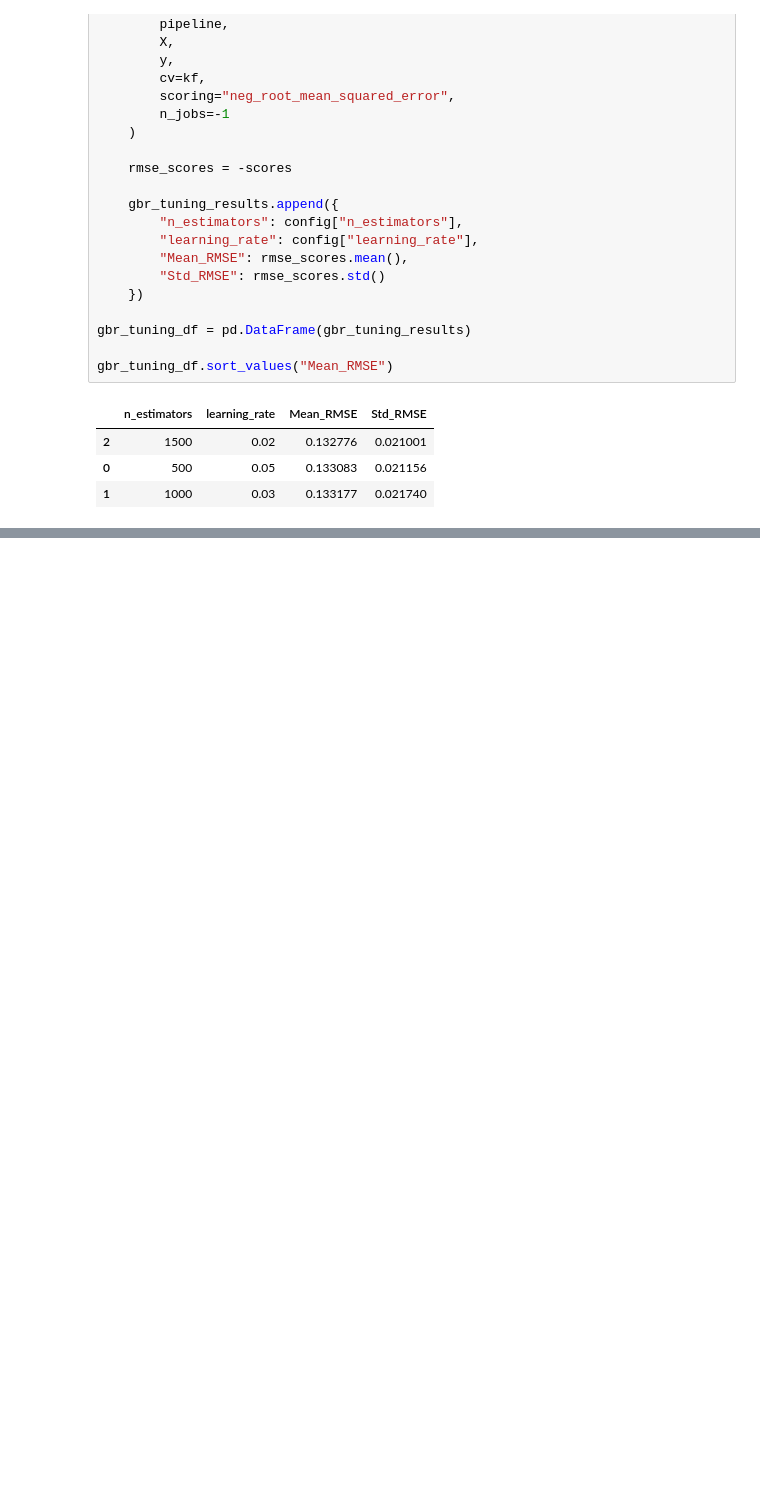
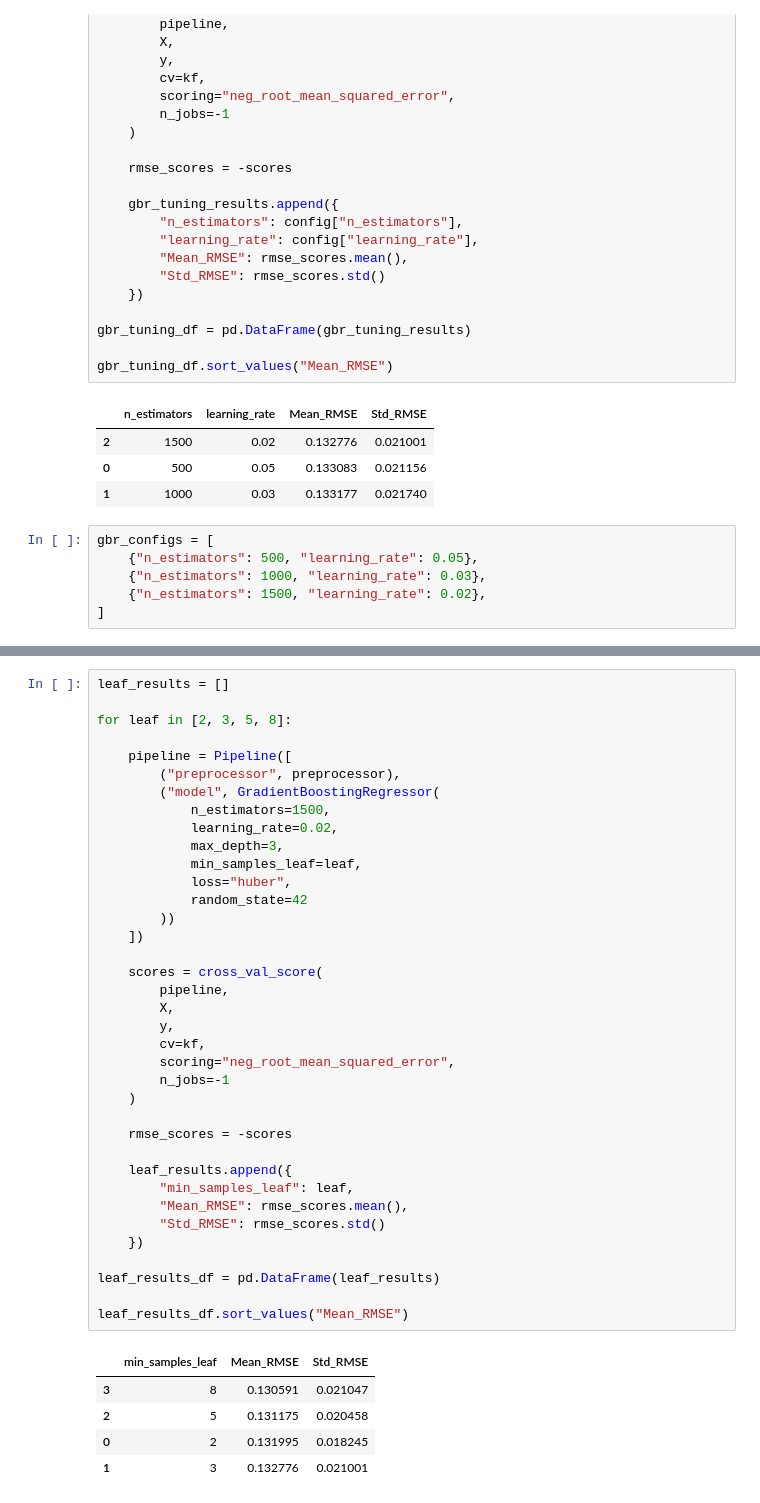
Before and after one commit to Bishu010/House-price-advanced-regression, a Jupyter notebook: notebooks/house_prices.ipynb, the cells around one changed output, grey strips where cells are left out. Cells and saved outputs as stored; diff of their text form; blank space fills up the shorter version.

```diff
--- a/notebooks/house_prices.ipynb
+++ b/notebooks/house_prices.ipynb
@@ -1017,3 +1017,9 @@ gbr_tuning_df.sort_values("Mean_RMSE")
 | 2 | 1500 | 0.02 | 0.132776 | 0.021001 |
 | 0 | 500 | 0.05 | 0.133083 | 0.021156 |
 | 1 | 1000 | 0.03 | 0.133177 | 0.021740 |
+# %%
+gbr_configs = [
+    {"n_estimators": 500, "learning_rate": 0.05},
+    {"n_estimators": 1000, "learning_rate": 0.03},
+    {"n_estimators": 1500, "learning_rate": 0.02},
+]
@@ -1019,0 +1111,43 @@ gbr_tuning_df.sort_values("Mean_RMSE")
+# %%
+leaf_results = []
+
+for leaf in [2, 3, 5, 8]:
+
+    pipeline = Pipeline([
+        ("preprocessor", preprocessor),
+        ("model", GradientBoostingRegressor(
+            n_estimators=1500,
+            learning_rate=0.02,
+            max_depth=3,
+            min_samples_leaf=leaf,
+            loss="huber",
+            random_state=42
+        ))
+    ])
+
+    scores = cross_val_score(
+        pipeline,
+        X,
+        y,
+        cv=kf,
+        scoring="neg_root_mean_squared_error",
+        n_jobs=-1
+    )
+
+    rmse_scores = -scores
+
+    leaf_results.append({
+        "min_samples_leaf": leaf,
+        "Mean_RMSE": rmse_scores.mean(),
+        "Std_RMSE": rmse_scores.std()
+    })
+
+leaf_results_df = pd.DataFrame(leaf_results)
+
+leaf_results_df.sort_values("Mean_RMSE")
+# %% [output]
+|  | min_samples_leaf | Mean_RMSE | Std_RMSE |
+| 3 | 8 | 0.130591 | 0.021047 |
+| 2 | 5 | 0.131175 | 0.020458 |
+| 0 | 2 | 0.131995 | 0.018245 |
+| 1 | 3 | 0.132776 | 0.021001 |
```
Also changed, not shown: parts of 25 cells of this notebook, 1 other file.
